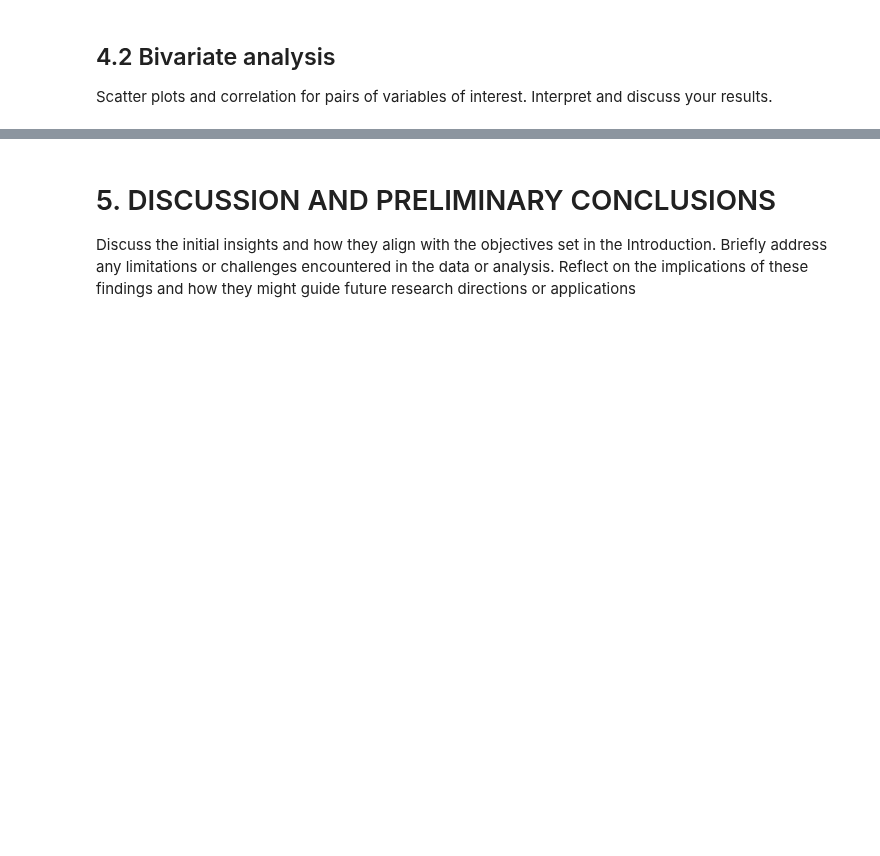
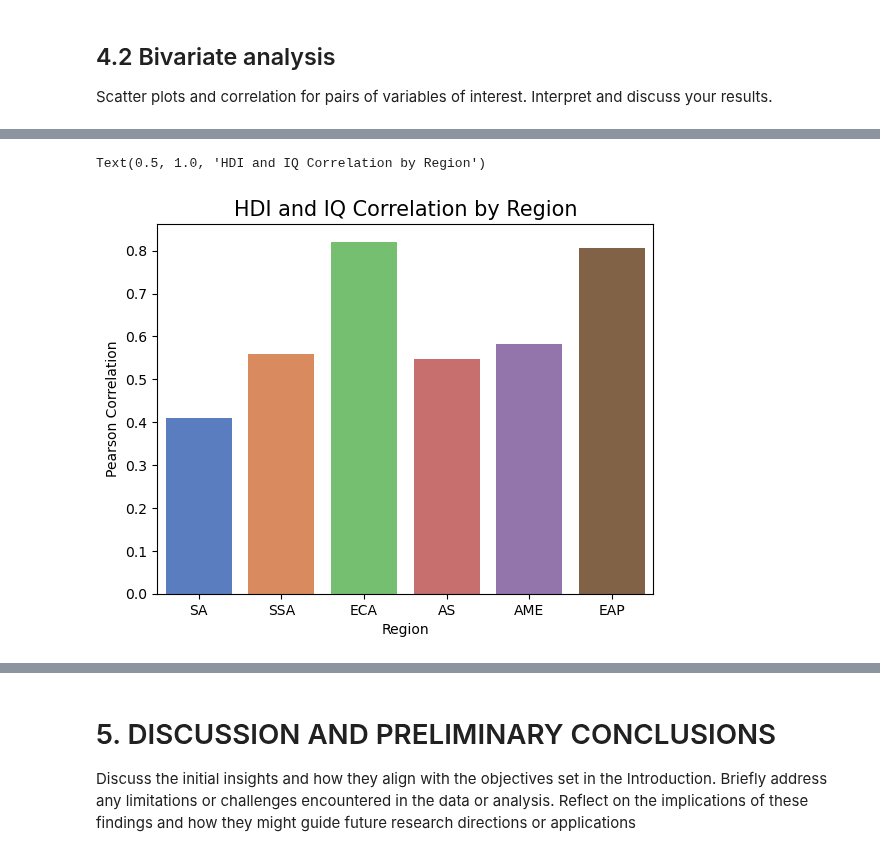
Before and after one commit to jakthehut/HDI-IQ-Analysis, a Jupyter notebook: hdi_iq_analysis.ipynb, the cells around one changed output, grey strips where cells are left out. Cells and saved outputs as stored; diff of their text form; code cells hidden in the pictures; blank space fills up the shorter version.

```diff
--- a/hdi_iq_analysis.ipynb
+++ b/hdi_iq_analysis.ipynb
@@ -759,0 +789,15 @@ Scatter plots and correlation for pairs of variables of interest. Interpret and
+# %%
+#Checks linear relationship differences per region
+pearson_corr_list = []
+region_list = []
+for region in merged_df['Region'].unique():
+    region_data = merged_df[merged_df['Region'] == region]
+    pearson_corr_region = region_data['HDI'].corr(region_data['IQ'], method='pearson')
+    pearson_corr_list.append(pearson_corr_region)
+    region_list.append(region)
+region_corr_df = pd.DataFrame({'Region': region_list, 'Pearson Correlation': pearson_corr_list})
+sns.barplot(data=region_corr_df, x='Region', y='Pearson Correlation',hue = 'Region', palette=color_dict)
+plt.title('HDI and IQ Correlation by Region', fontsize=15)
+# %% [output]
+Text(0.5, 1.0, 'HDI and IQ Correlation by Region')
+[figure, added]
```
Also changed, not shown: parts of 7 cells of this notebook.
